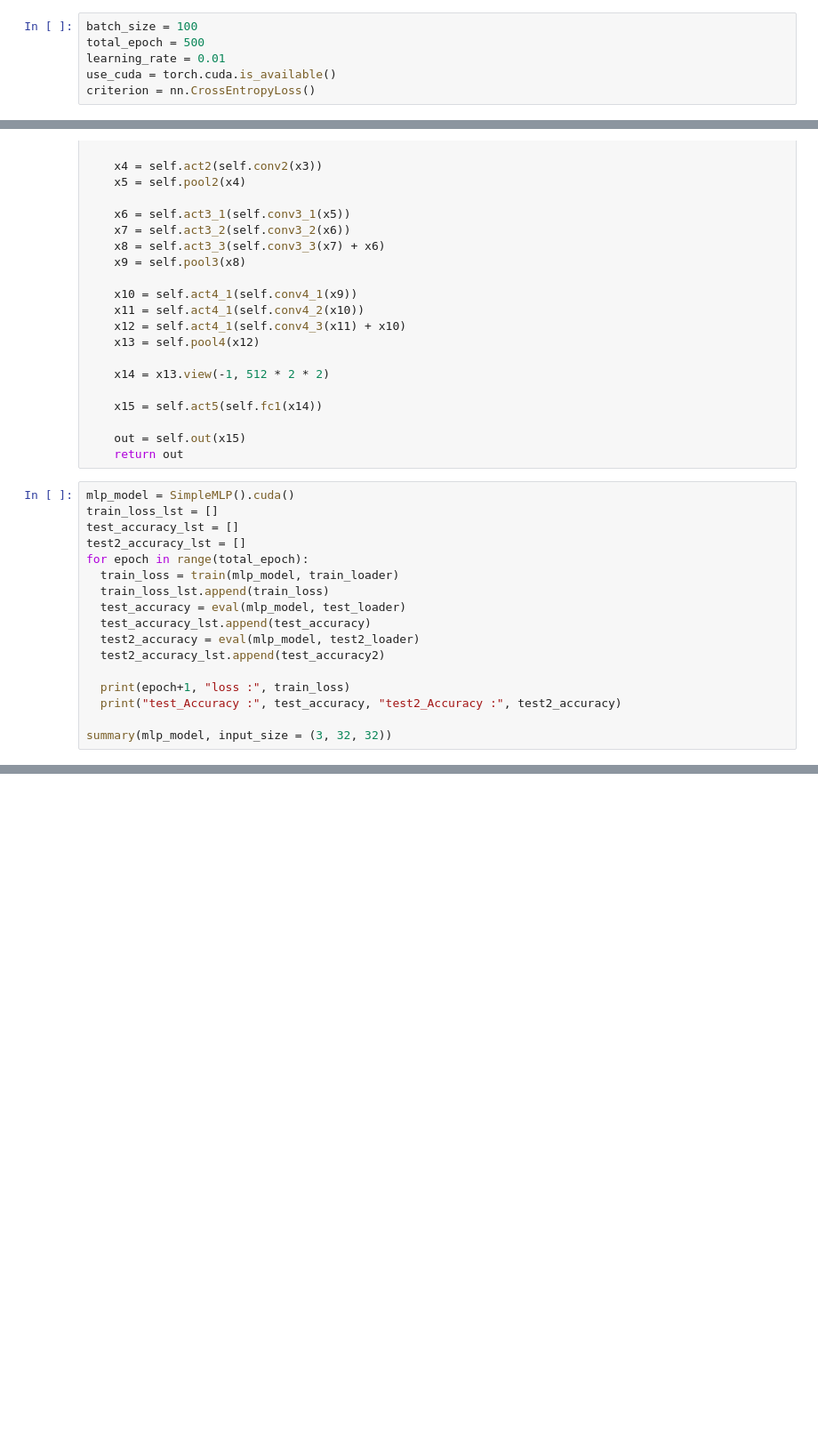
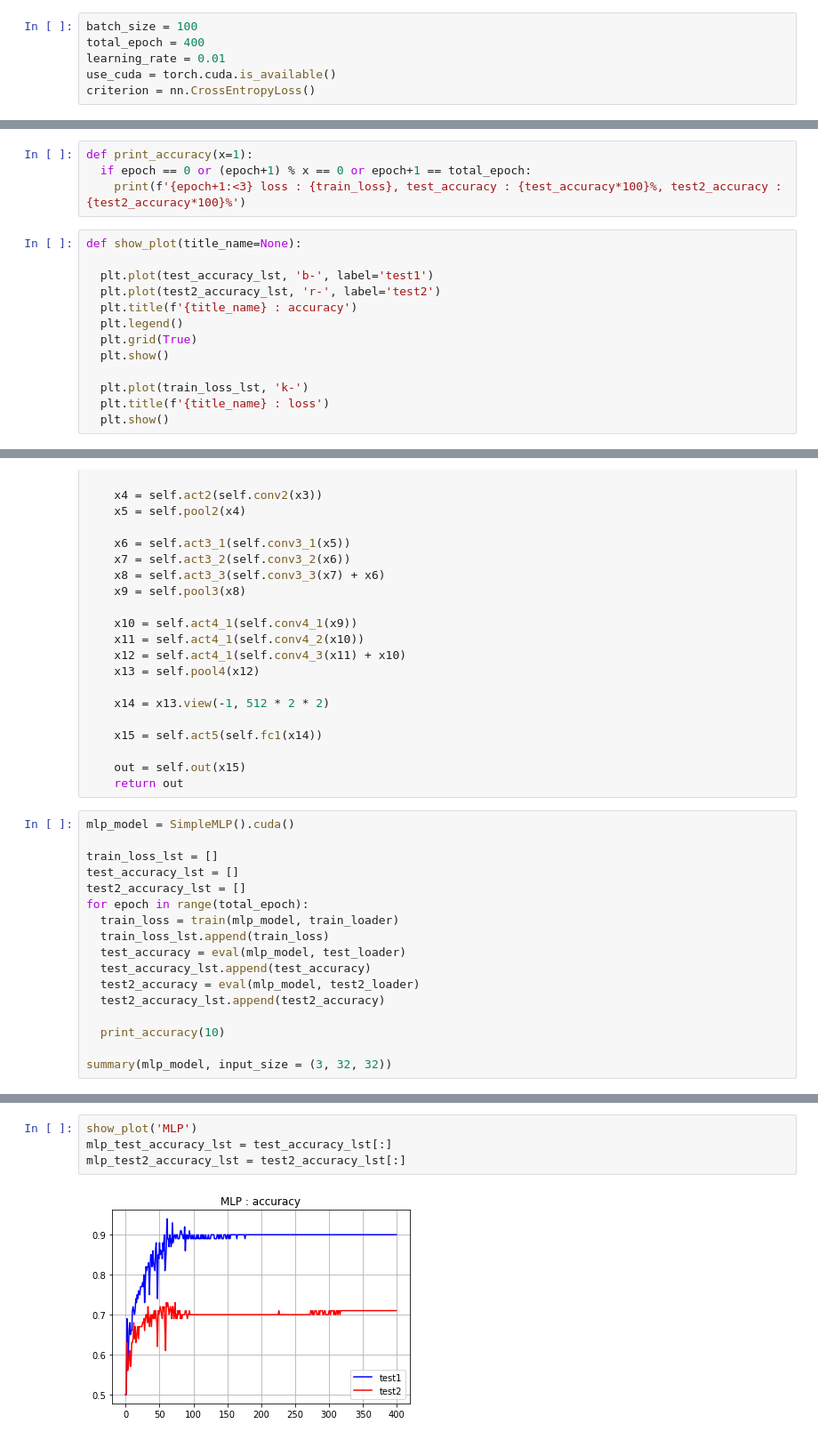
Before and after one commit to KimHS0915/pytorch-image-classification, a Jupyter notebook: gender.ipynb, the cells around one changed output, grey strips where cells are left out. Shown at 89% size. Saved outputs shown, nothing was run; the diff lists cells and outputs as text; blank space fills up the shorter version.

Commit message:
Update print acc, plot

```diff
--- a/gender.ipynb
+++ b/gender.ipynb
@@ -23,6 +38,6 @@ print(torch.__version__)
 # %%
 batch_size = 100
-total_epoch = 500
+total_epoch = 400
 learning_rate = 0.01
 use_cuda = torch.cuda.is_available()
 criterion = nn.CrossEntropyLoss()
@@ -79,6 +94,23 @@ def eval(model, test_loader):
       correct_cnt += (pred_label == label.data).sum().item()
 
     return correct_cnt / total_cnt
+# %%
+def print_accuracy(x=1):
+  if epoch == 0 or (epoch+1) % x == 0 or epoch+1 == total_epoch:
+    print(f'{epoch+1:<3} loss : {train_loss}, test_accuracy : {test_accuracy*100}%, test2_accuracy : {test2_accuracy*100}%')
+# %%
+def show_plot(title_name=None):
+
+  plt.plot(test_accuracy_lst, 'b-', label='test1')
+  plt.plot(test2_accuracy_lst, 'r-', label='test2')
+  plt.title(f'{title_name} : accuracy')
+  plt.legend()
+  plt.grid(True)
+  plt.show()
+
+  plt.plot(train_loss_lst, 'k-')
+  plt.title(f'{title_name} : loss')
+  plt.show()
 # %%
 class SimpleMLP(nn.Module):
   def __init__(self):
@@ -285,6 +317,7 @@ class SimpleResNet(nn.Module):
     return out
 # %%
 mlp_model = SimpleMLP().cuda()
+
 train_loss_lst = []
 test_accuracy_lst = []
 test2_accuracy_lst = []
@@ -294,10 +327,9 @@ for epoch in range(total_epoch):
   test_accuracy = eval(mlp_model, test_loader)
   test_accuracy_lst.append(test_accuracy)
   test2_accuracy = eval(mlp_model, test2_loader)
-  test2_accuracy_lst.append(test_accuracy2)
+  test2_accuracy_lst.append(test2_accuracy)
 
-  print(epoch+1, "loss :", train_loss)
-  print("test_Accuracy :", test_accuracy, "test2_Accuracy :", test2_accuracy)
+  print_accuracy(10)
 
 summary(mlp_model, input_size = (3, 32, 32))
 # %% [output]
@@ -318,3 +350,9 @@ Forward/backward pass size (MB): 0.19
 Params size (MB): 202.81
 Estimated Total Size (MB): 203.00
 ----------------------------------------------------------------
+# %%
+show_plot('MLP')
+mlp_test_accuracy_lst = test_accuracy_lst[:]
+mlp_test2_accuracy_lst = test2_accuracy_lst[:]
+# %% [output]
+[figure, added]
```
Also changed, not shown: parts of 19 cells of this notebook.
